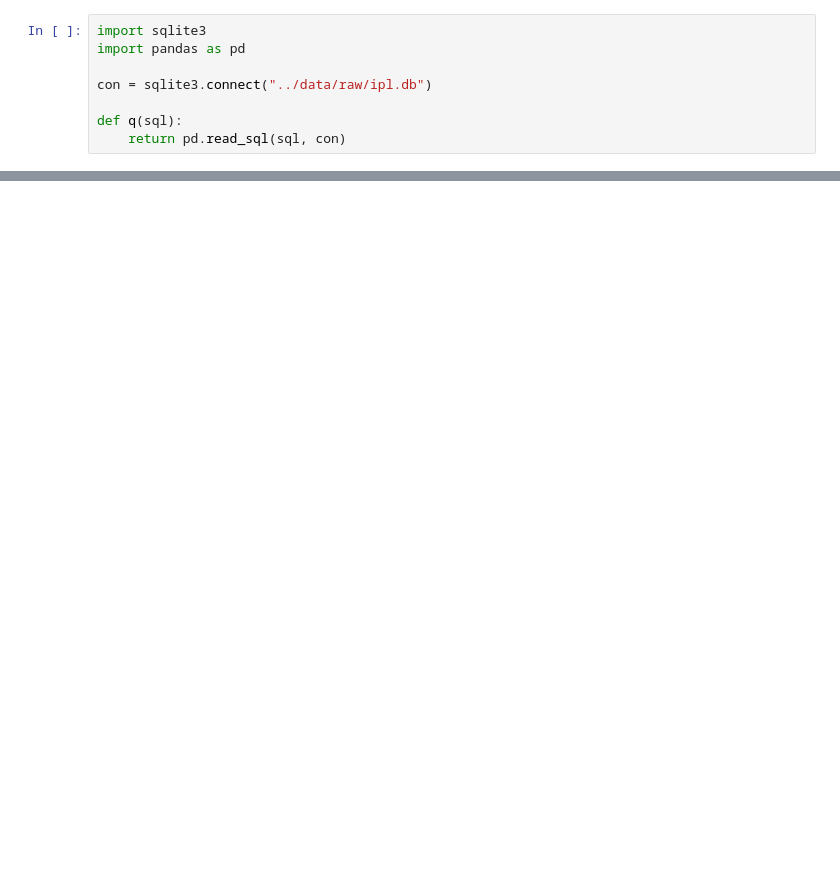
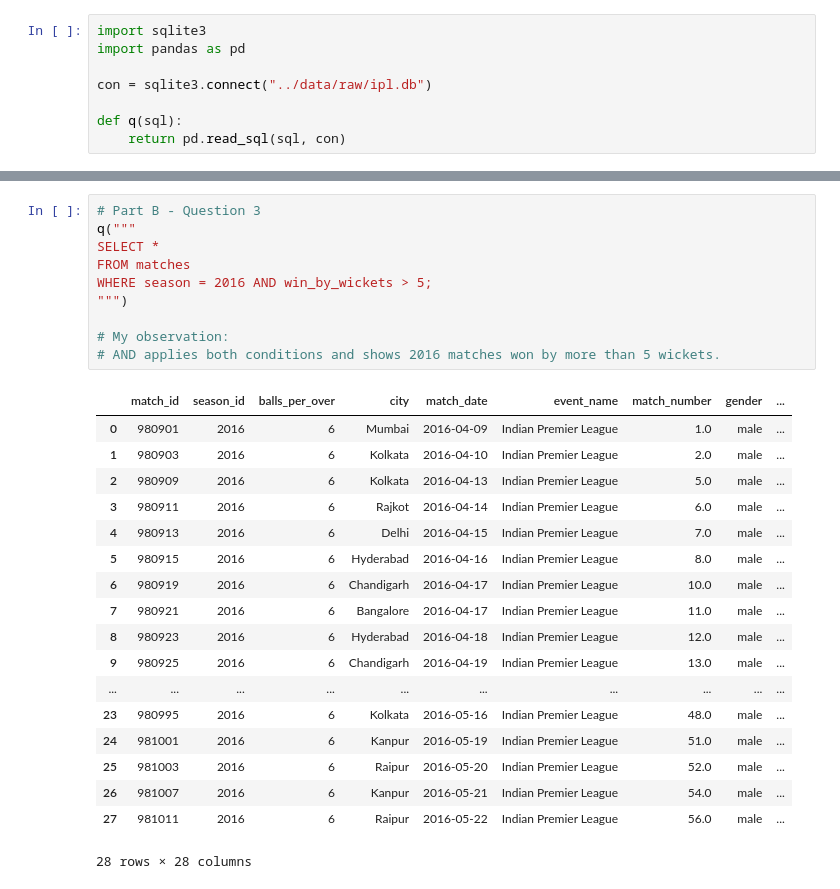
Before and after one commit to mhdanshifbca25dbi-droid/ipl-cricket-analytics, a Jupyter notebook: notebooks/01b_sql_practice.ipynb, the cells around one changed output, grey strips where cells are left out. Saved outputs shown, nothing was run; the diff lists cells and outputs as text; blank space fills up the shorter version.

```diff
--- a/notebooks/01b_sql_practice.ipynb
+++ b/notebooks/01b_sql_practice.ipynb
@@ -28,0 +196,29 @@ WHERE type = 'table';
+# %%
+# Part B - Question 3
+q("""
+SELECT *
+FROM matches
+WHERE season = 2016 AND win_by_wickets > 5;
+""")
+
+# My observation:
+# AND applies both conditions and shows 2016 matches won by more than 5 wickets.
+# %% [output]
+|  | match_id | season_id | balls_per_over | city | match_date | event_name | match_number | gender | ... |
+| 0 | 980901 | 2016 | 6 | Mumbai | 2016-04-09 | Indian Premier League | 1.0 | male | ... |
+| 1 | 980903 | 2016 | 6 | Kolkata | 2016-04-10 | Indian Premier League | 2.0 | male | ... |
+| 2 | 980909 | 2016 | 6 | Kolkata | 2016-04-13 | Indian Premier League | 5.0 | male | ... |
+| 3 | 980911 | 2016 | 6 | Rajkot | 2016-04-14 | Indian Premier League | 6.0 | male | ... |
+| 4 | 980913 | 2016 | 6 | Delhi | 2016-04-15 | Indian Premier League | 7.0 | male | ... |
+| 5 | 980915 | 2016 | 6 | Hyderabad | 2016-04-16 | Indian Premier League | 8.0 | male | ... |
+| 6 | 980919 | 2016 | 6 | Chandigarh | 2016-04-17 | Indian Premier League | 10.0 | male | ... |
+| 7 | 980921 | 2016 | 6 | Bangalore | 2016-04-17 | Indian Premier League | 11.0 | male | ... |
+| 8 | 980923 | 2016 | 6 | Hyderabad | 2016-04-18 | Indian Premier League | 12.0 | male | ... |
+| 9 | 980925 | 2016 | 6 | Chandigarh | 2016-04-19 | Indian Premier League | 13.0 | male | ... |
+| ... | ... | ... | ... | ... | ... | ... | ... | ... | ... |
+| 23 | 980995 | 2016 | 6 | Kolkata | 2016-05-16 | Indian Premier League | 48.0 | male | ... |
+| 24 | 981001 | 2016 | 6 | Kanpur | 2016-05-19 | Indian Premier League | 51.0 | male | ... |
+| 25 | 981003 | 2016 | 6 | Raipur | 2016-05-20 | Indian Premier League | 52.0 | male | ... |
+| 26 | 981007 | 2016 | 6 | Kanpur | 2016-05-21 | Indian Premier League | 54.0 | male | ... |
+| 27 | 981011 | 2016 | 6 | Raipur | 2016-05-22 | Indian Premier League | 56.0 | male | ... |
+28 rows × 28 columns
```
Also changed, not shown: parts of 31 cells of this notebook.
